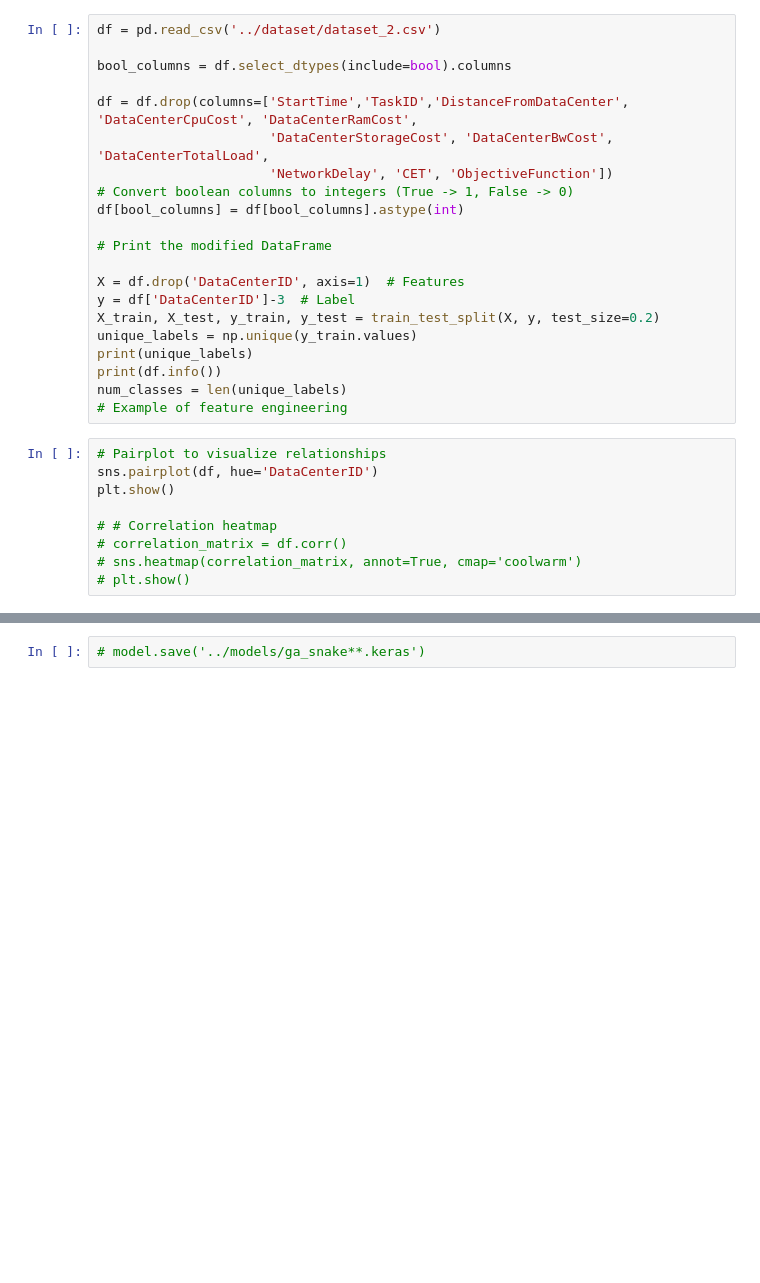
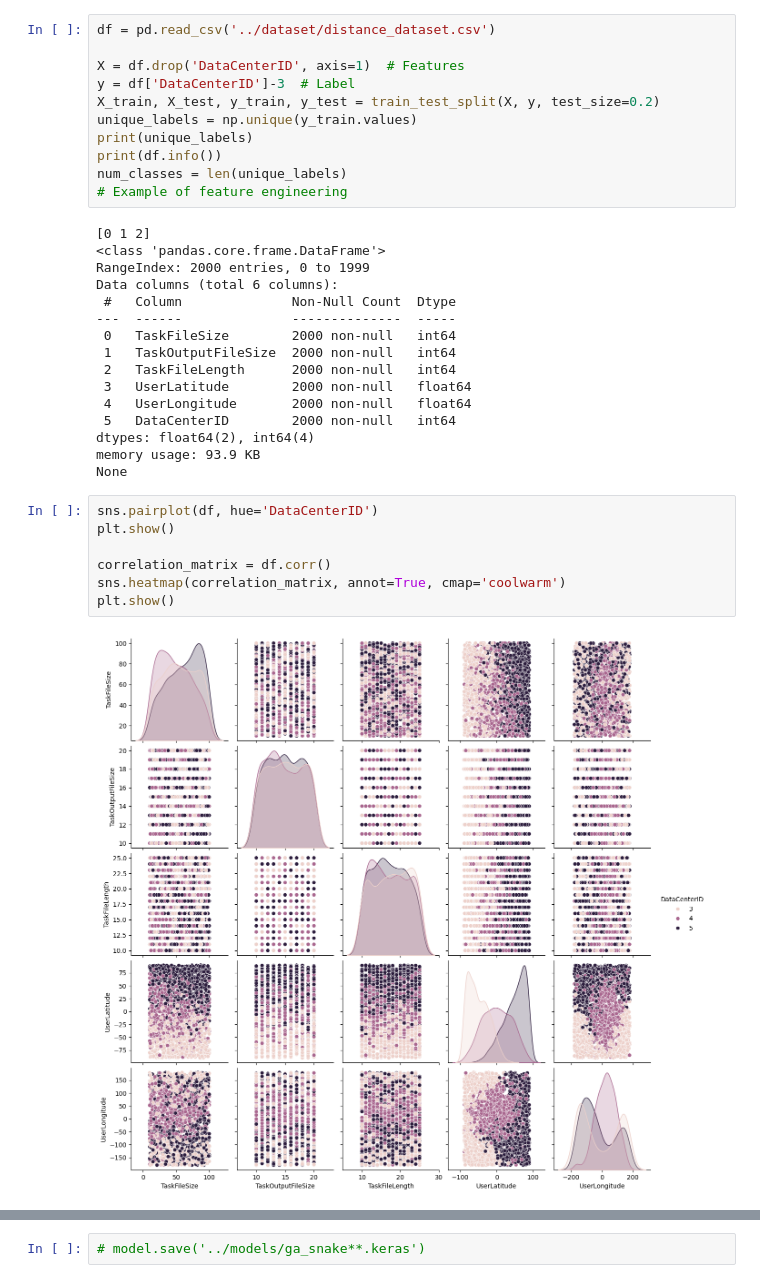
Before and after one commit to MetaluxTech/Cloud-Simulation-AI, a Jupyter notebook: AI_code/training/snake-lstm.ipynb, the cells around one changed output, grey strips where cells are left out. Cells and saved outputs as stored; diff of their text form; blank space fills up the shorter version.

```diff
--- a/AI_code/training/snake-lstm.ipynb
+++ b/AI_code/training/snake-lstm.ipynb
@@ -20,15 +22,5 @@ warnings.resetwarnings()
 # %%
-df = pd.read_csv('../dataset/dataset_2.csv')
-
-bool_columns = df.select_dtypes(include=bool).columns
-
-df = df.drop(columns=['StartTime','TaskID','DistanceFromDataCenter', 'DataCenterCpuCost', 'DataCenterRamCost',
-                      'DataCenterStorageCost', 'DataCenterBwCost', 'DataCenterTotalLoad',
-                      'NetworkDelay', 'CET', 'ObjectiveFunction'])
-# Convert boolean columns to integers (True -> 1, False -> 0)
-df[bool_columns] = df[bool_columns].astype(int)
-
-# Print the modified DataFrame
+df = pd.read_csv('../dataset/distance_dataset.csv')
 
 X = df.drop('DataCenterID', axis=1)  # Features
 y = df['DataCenterID']-3  # Label
@@ -38,12 +30,28 @@ print(unique_labels)
 print(df.info())
 num_classes = len(unique_labels)
 # Example of feature engineering
+# %% [output]
+[0 1 2]
+<class 'pandas.core.frame.DataFrame'>
+RangeIndex: 2000 entries, 0 to 1999
+Data columns (total 6 columns):
+ #   Column              Non-Null Count  Dtype
+---  ------              --------------  -----
+ 0   TaskFileSize        2000 non-null   int64
+ 1   TaskOutputFileSize  2000 non-null   int64
+ 2   TaskFileLength      2000 non-null   int64
+ 3   UserLatitude        2000 non-null   float64
+ 4   UserLongitude       2000 non-null   float64
+ 5   DataCenterID        2000 non-null   int64
+dtypes: float64(2), int64(4)
+memory usage: 93.9 KB
+None
 # %%
-# Pairplot to visualize relationships
 sns.pairplot(df, hue='DataCenterID')
 plt.show()
 
-# # Correlation heatmap
-# correlation_matrix = df.corr()
-# sns.heatmap(correlation_matrix, annot=True, cmap='coolwarm')
-# plt.show()
+correlation_matrix = df.corr()
+sns.heatmap(correlation_matrix, annot=True, cmap='coolwarm')
+plt.show()
+# %% [output]
+[figure, added]
```
Also changed, not shown: parts of 8 cells of this notebook, 11 other files.
